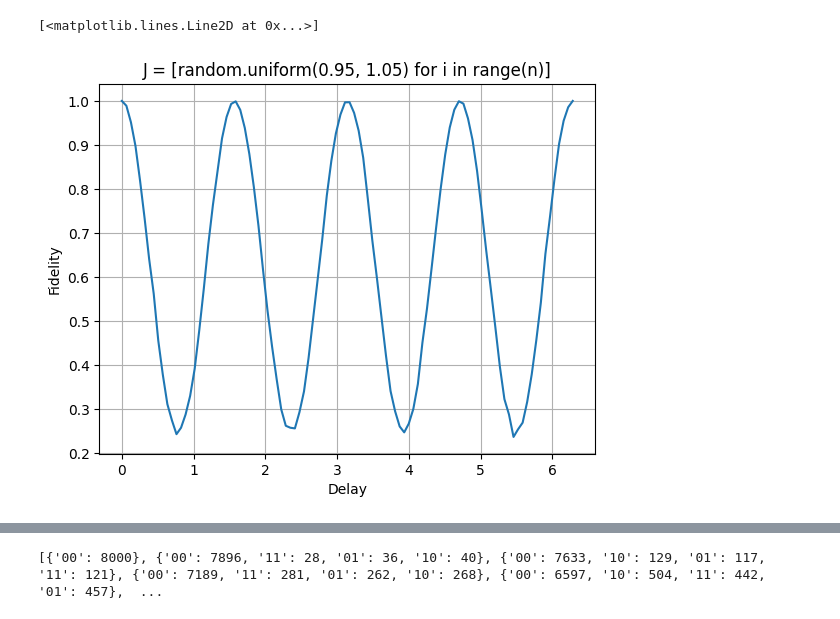
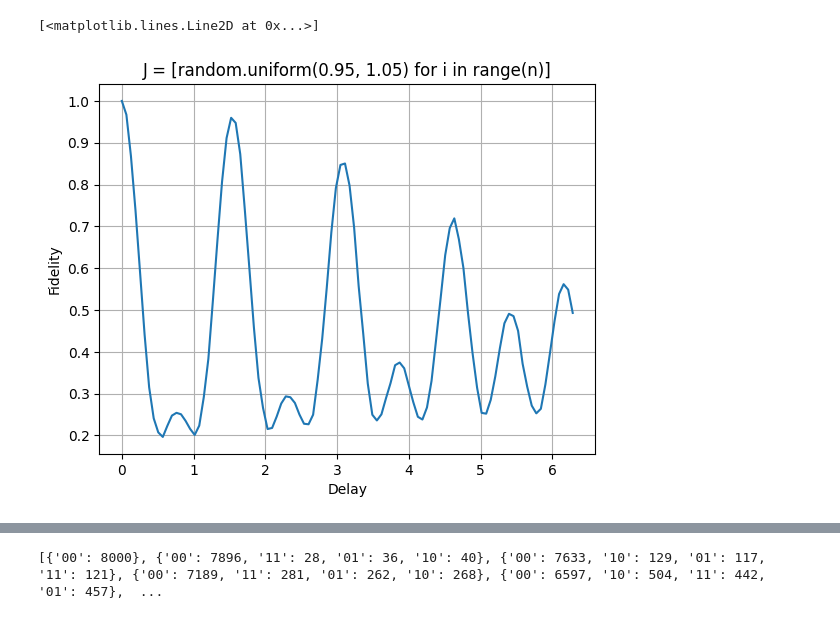
Before and after one commit to Davidkatom/Crosstalk, a Jupyter notebook: OscilationsManyQubits.ipynb, the cells around one changed output, grey strips where cells are left out. Cells and saved outputs as stored; diff of their text form; code cells hidden in the pictures.

```diff
--- a/OscilationsManyQubits.ipynb
+++ b/OscilationsManyQubits.ipynb
@@ -31,39 +35,40 @@ res = []
 delay = np.linspace(0,2*np.pi,100)
 
 fid = []
-n = 2
-J = [random.uniform(1, 1) for _ in range(n)]
+n = 3
+J = [random.uniform(0.90, 1.1) for _ in range(n-1)]
+J = [1.0818719219848087, 0.9534243710504171]
 for t in delay:
     #qr = QuantumRegister(n)
     #cr = ClassicalRegister(n)
     qc = QuantumCircuit(n)
     for i in range(n):
         qc.h(i)
 
     U = expm((-1j*t)*effective_hem(n,J))
     U = qi.Operator(U)
 
     qc.unitary(U, [i for i in range(n)])
 
     for i in range(n):
         qc.h(i)
     qc.measure_all()
     #qc.measure(qr[1],cr[1])
 
     #Simulator
     qcomp = Aer.get_backend("qasm_simulator")
     result = qiskit.execute(qc, Aer.get_backend('qasm_simulator'), shots=8000).result()
     fid.append(result.get_counts().get('0'*n,0)/8000)
     res.append(result.get_counts())
 
 
 
 
 plt.grid()
 plt.ylabel('Fidelity')
 plt.xlabel('Delay')
 plt.title('J = [random.uniform(0.95, 1.05) for i in range(n)]')
 plt.plot(delay,fid)
 # %% [output]
 [<matplotlib.lines.Line2D at 0x...>]
-[figure, old version]
+[figure, new version]
```
Also changed, not shown: parts of 3 cells of this notebook, 2 other files.
